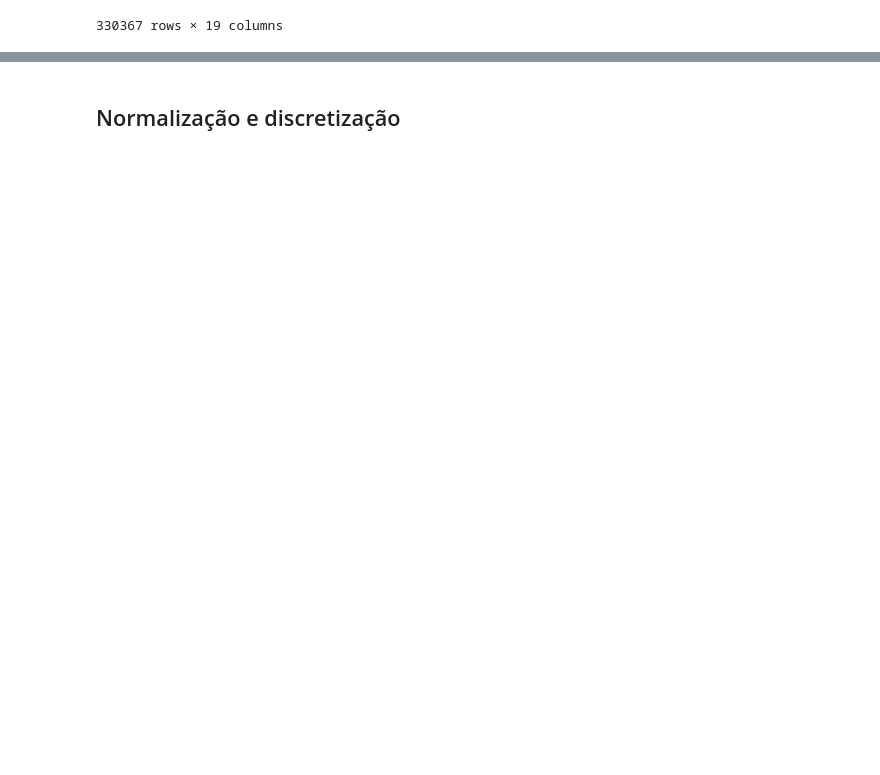
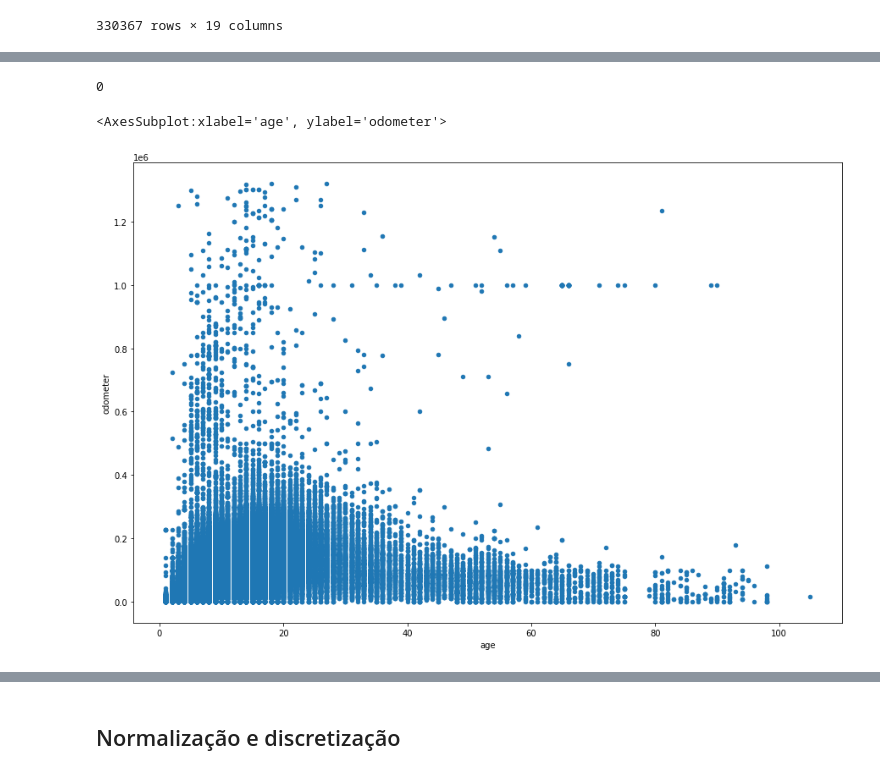
Before and after one commit to mbs8/IF679-ciencia-de-dados, a Jupyter notebook: notebooks/2-pre_processing.ipynb, the cells around one changed output, grey strips where cells are left out. Cells and saved outputs as stored; diff of their text form; code cells hidden in the pictures; blank space fills up the shorter version.

```diff
--- a/notebooks/2-pre_processing.ipynb
+++ b/notebooks/2-pre_processing.ipynb
@@ -617,0 +625,12 @@ df
+# %%
+# Verificando que não há nenhum carro com ano maior ou igual a 2021
+len(df[df['year'] >= 2021])
+# %% [output]
+0
+# %%
+# Verificando que os carros que possuem mais milhas estão entre 17 e 20 anos de uso
+df['age'] = 2021 - df['year']
+df.plot.scatter(x='age', y='odometer', figsize=(15,10))
+# %% [output]
+<AxesSubplot:xlabel='age', ylabel='odometer'>
+[figure, added]
```
Also changed, not shown: parts of 26 cells of this notebook.
